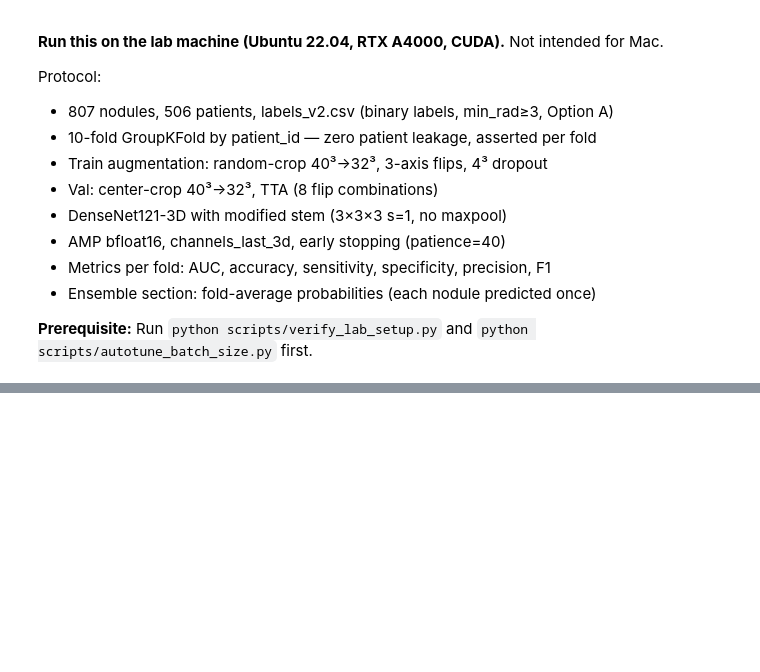
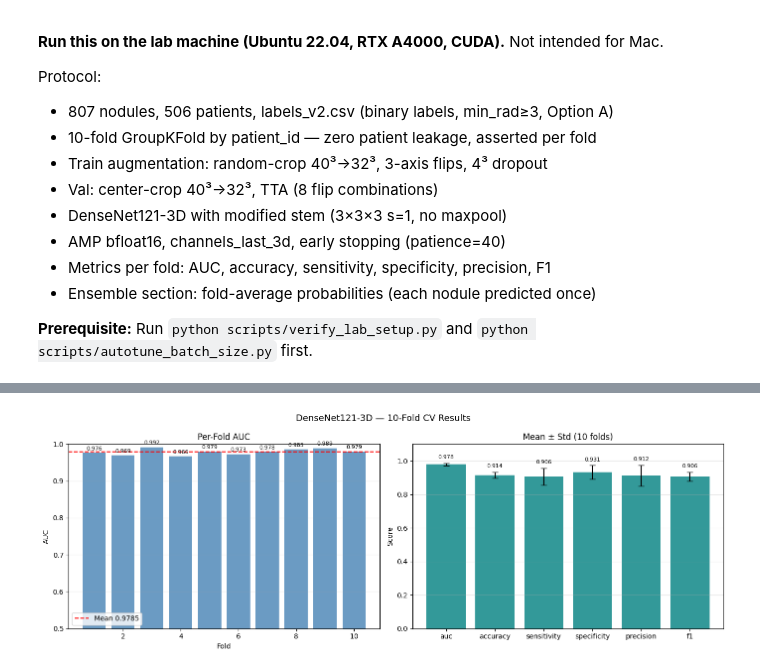
Before and after one commit to SreeThanu/lung_cancer_vljepa, a Jupyter notebook: notebooks/07_densenet_cv.ipynb, the cells around one changed output, grey strips where cells are left out. Drawn from its saved outputs; the diff is of its cells as text; code cells hidden in the pictures; blank space fills up the shorter version.

```diff
--- a/notebooks/07_densenet_cv.ipynb
+++ b/notebooks/07_densenet_cv.ipynb
@@ -115,33 +186,36 @@ print(summary_df.to_string(index=False))
 # %%
 # ── AUC box plot across folds ───────────────────────────────────────────────
 fold_aucs = [m['auc'] for m in fold_metrics]
 
 fig, axes = plt.subplots(1, 2, figsize=(14, 5))
 
 # Left: per-fold AUC bar
 ax = axes[0]
 bars = ax.bar(range(1, len(fold_aucs)+1), fold_aucs, color='steelblue', alpha=0.8)
 ax.axhline(np.mean(fold_aucs), ls='--', color='red', label=f'Mean {np.mean(fold_aucs):.4f}')
 ax.set(xlabel='Fold', ylabel='AUC', title='Per-Fold AUC', ylim=(0.5, 1.0))
 ax.legend(); ax.grid(axis='y', alpha=0.3)
 for bar, v in zip(bars, fold_aucs):
     ax.text(bar.get_x() + bar.get_width()/2, v + 0.005, f'{v:.3f}', ha='center', va='bottom', fontsize=8)
 
 # Right: all metrics as grouped bars
 ax = axes[1]
 x = np.arange(len(metric_keys))
 means_list = [means[k] for k in metric_keys]
 stds_list  = [stds[k]  for k in metric_keys]
 ax.bar(x, means_list, yerr=stds_list, capsize=4, color='teal', alpha=0.8)
 ax.set(xticks=x, xticklabels=metric_keys, ylabel='Score', title='Mean ± Std (10 folds)', ylim=(0, 1.1))
 ax.grid(axis='y', alpha=0.3)
 for xi, (m, s) in zip(x, zip(means_list, stds_list)):
     ax.text(xi, m + s + 0.02, f'{m:.3f}', ha='center', va='bottom', fontsize=8)
 
 plt.suptitle('DenseNet121-3D — 10-Fold CV Results', fontsize=13)
 plt.tight_layout()
+(REPO_ROOT / 'experiments').mkdir(parents=True, exist_ok=True)
 plt.savefig(REPO_ROOT / 'experiments' / 'densenet_cv_results.png', dpi=150, bbox_inches='tight')
 plt.show()
+# %% [output]
+[figure, added]
 # %%
 # ── Ensemble metrics (fold-averaged probabilities) ──────────────────────────
 # Each nodule is predicted exactly once (in its held-out val fold).
```
Also changed, not shown: parts of 11 cells of this notebook, 8 other files.
